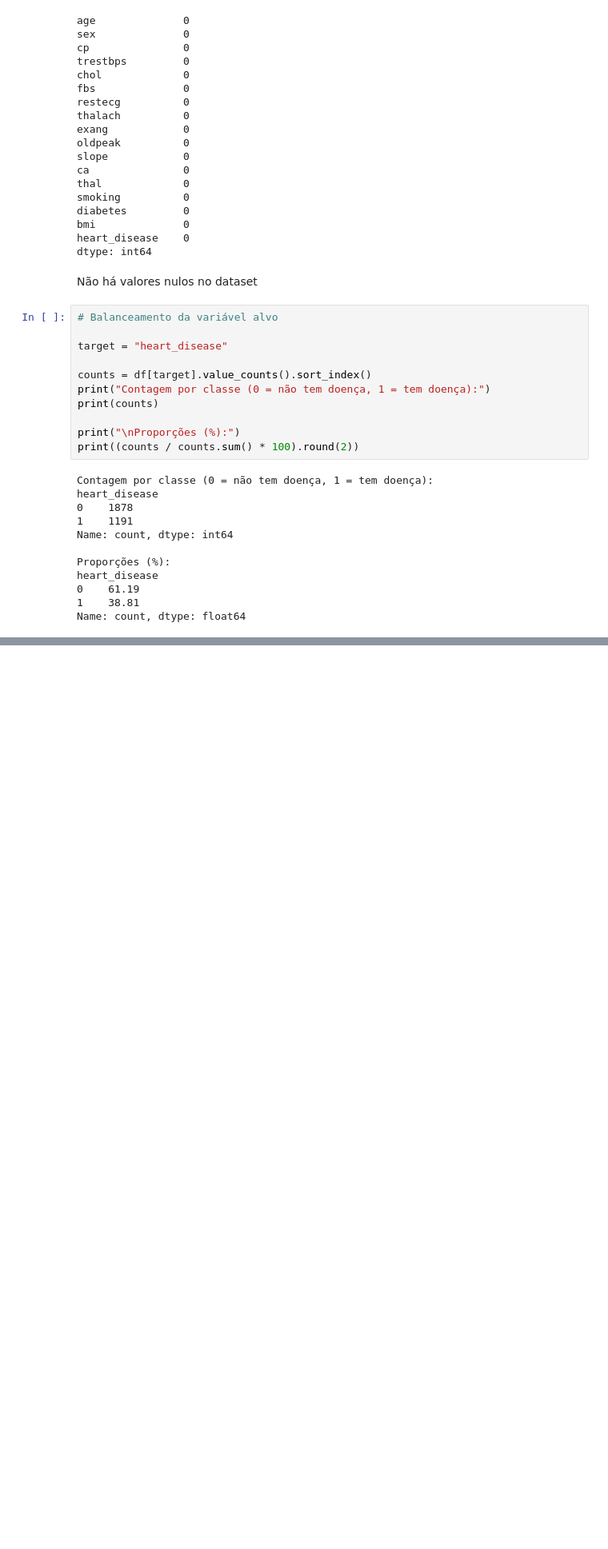
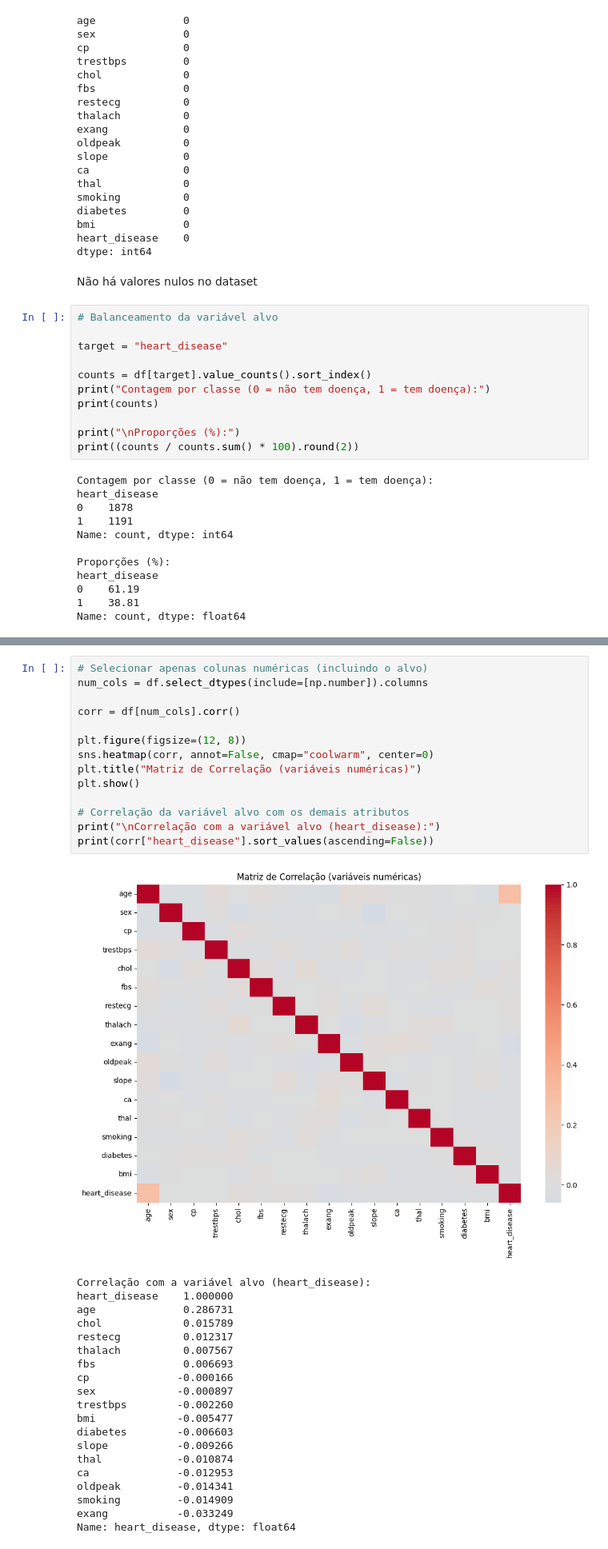
Before and after one commit to JL200/heart-disease-analysis-2025, a Jupyter notebook: 01-EDA_Baseline.ipynb, the cells around one changed output, grey strips where cells are left out. Shown: that part at 80% size. Cells and saved outputs as stored; diff of their text form; blank space fills up the shorter version.

```diff
--- a/01-EDA_Baseline.ipynb
+++ b/01-EDA_Baseline.ipynb
@@ -133,0 +193,35 @@ plt.show()
+# %%
+# Selecionar apenas colunas numéricas (incluindo o alvo)
+num_cols = df.select_dtypes(include=[np.number]).columns
+
+corr = df[num_cols].corr()
+
+plt.figure(figsize=(12, 8))
+sns.heatmap(corr, annot=False, cmap="coolwarm", center=0)
+plt.title("Matriz de Correlação (variáveis numéricas)")
+plt.show()
+
+# Correlação da variável alvo com os demais atributos
+print("\nCorrelação com a variável alvo (heart_disease):")
+print(corr["heart_disease"].sort_values(ascending=False))
+# %% [output]
+[figure, added]
+Correlação com a variável alvo (heart_disease):
+heart_disease    1.000000
+age              0.286731
+chol             0.015789
+restecg          0.012317
+thalach          0.007567
+fbs              0.006693
+cp              -0.000166
+sex             -0.000897
+trestbps        -0.002260
+bmi             -0.005477
+diabetes        -0.006603
+slope           -0.009266
+thal            -0.010874
+ca              -0.012953
+oldpeak         -0.014341
+smoking         -0.014909
+exang           -0.033249
+Name: heart_disease, dtype: float64
```
Also changed, not shown: parts of 11 cells of this notebook.
